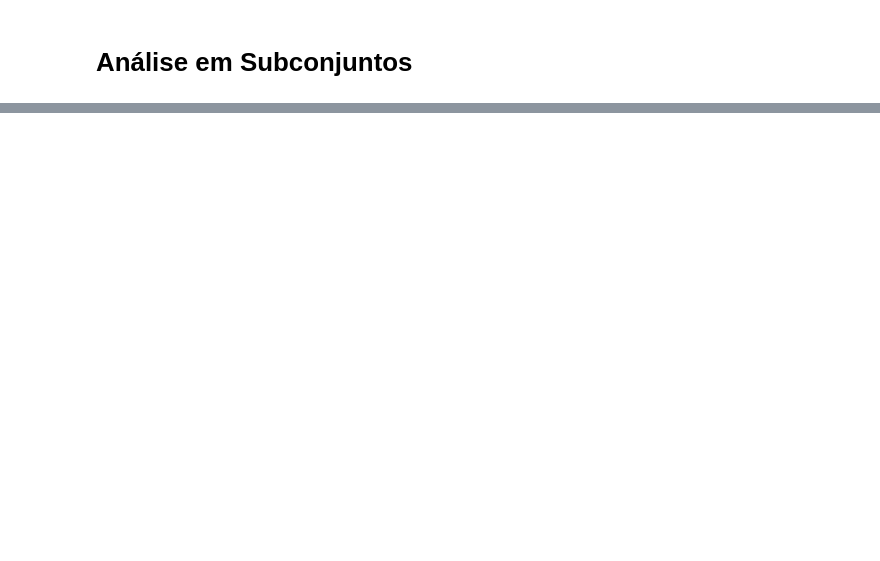
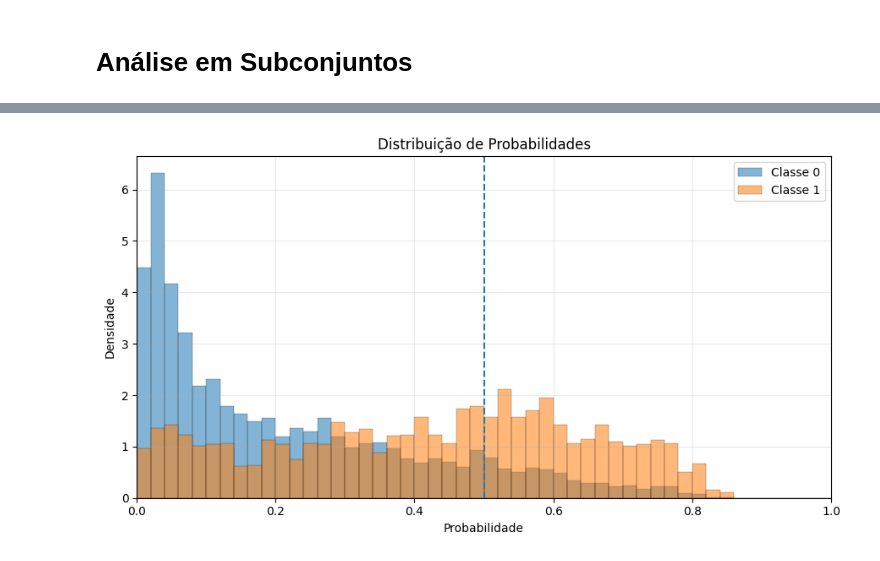
Before and after one commit to alexandrebcruz/MinhasLibs, a Jupyter notebook: Analise_Comparativa_TecnicasTreinamento/T3_CurvaViesVariancia_SemSplit.ipynb, the cells around one changed output, grey strips where cells are left out. Saved outputs shown, nothing was run; the diff lists cells and outputs as text; code cells hidden in the pictures; blank space fills up the shorter version.

```diff
--- a/Analise_Comparativa_TecnicasTreinamento/T3_CurvaViesVariancia_SemSplit.ipynb
+++ b/Analise_Comparativa_TecnicasTreinamento/T3_CurvaViesVariancia_SemSplit.ipynb
@@ -245,0 +342,29 @@ KS:
+# %%
+# separa as séries
+neg = df_geral.loc[df_geral[alvo] == 0, 'prob'].values
+pos = df_geral.loc[df_geral[alvo] == 1, 'prob'].values
+
+# mesmos bins p/ ambos (probabilidades em [0,1])
+bins = np.linspace(0, 1, 51)  # 50 bins iguais
+
+fig, ax = plt.subplots(figsize=(9,5))
+
+ax.hist(neg, bins=bins, density=True, alpha=0.55, edgecolor='k', linewidth=0.3,
+        label='Classe 0')
+ax.hist(pos, bins=bins, density=True, alpha=0.55, edgecolor='k', linewidth=0.3,
+        label='Classe 1')
+
+# (opcional) linha de threshold
+thr = 0.5
+ax.axvline(thr, linestyle='--', linewidth=1.5)
+
+ax.set_title('Distribuição de Probabilidades')
+ax.set_xlabel('Probabilidade')
+ax.set_ylabel('Densidade')
+ax.set_xlim(0, 1)
+ax.grid(True, alpha=0.25)
+ax.legend()
+plt.tight_layout()
+plt.show()
+# %% [output]
+[figure, added]
```
Also changed, not shown: parts of 26 cells of this notebook, 6 other files.
